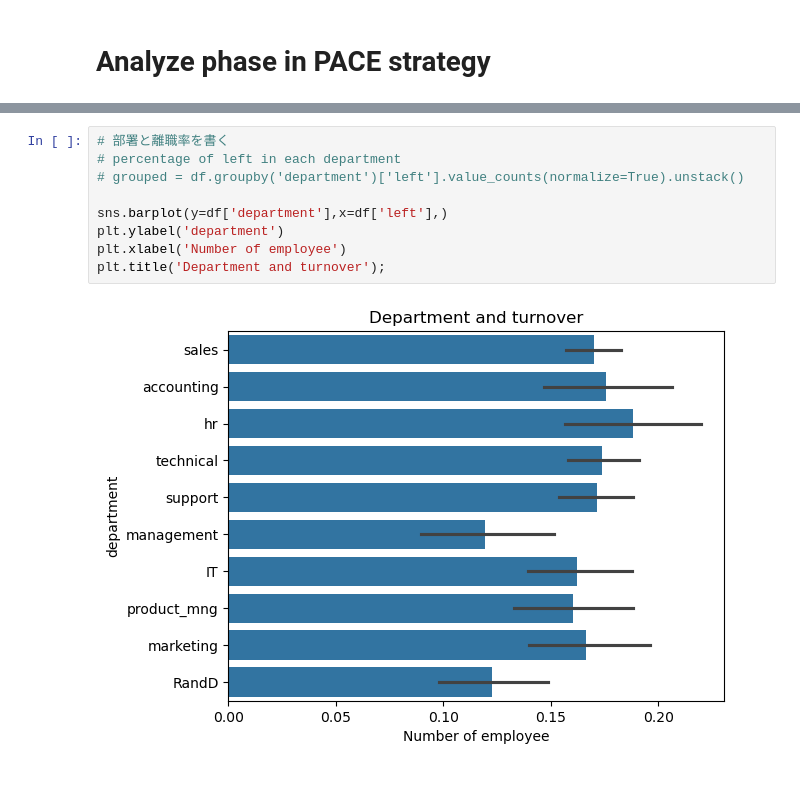
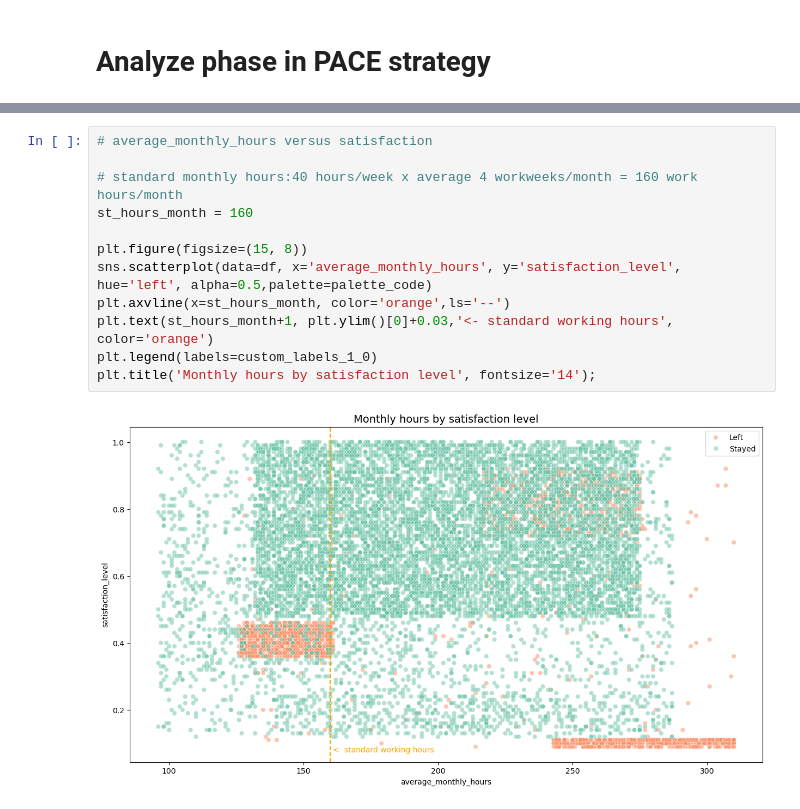
Before and after one commit to Risa10000/Portfolio, a Jupyter notebook: Prediction_of_turnover.ipynb, the cells around one changed output, grey strips where cells are left out. Drawn from its saved outputs; the diff is of its cells as text; blank space fills up the shorter version.

```diff
--- a/Prediction_of_turnover.ipynb
+++ b/Prediction_of_turnover.ipynb
@@ -328,11 +313,14 @@ Name: count, dtype: int64
-# %%
-# 部署と離職率を書く
-# percentage of left in each department
-# grouped = df.groupby('department')['left'].value_counts(normalize=True).unstack()
-
-sns.barplot(y=df['department'],x=df['left'],)
-plt.ylabel('department')
-plt.xlabel('Number of employee')
-plt.title('Department and turnover');
-# %% [output]
-[figure, removed]
+# %%
+# average_monthly_hours versus satisfaction
+
+# standard monthly hours:40 hours/week x average 4 workweeks/month = 160 work hours/month
+st_hours_month = 160
+
+plt.figure(figsize=(15, 8))
+sns.scatterplot(data=df, x='average_monthly_hours', y='satisfaction_level', hue='left', alpha=0.5,palette=palette_code)
+plt.axvline(x=st_hours_month, color='orange',ls='--')
+plt.text(st_hours_month+1, plt.ylim()[0]+0.03,'<- standard working hours', color='orange')
+plt.legend(labels=custom_labels_1_0)
+plt.title('Monthly hours by satisfaction level', fontsize='14');
+# %% [output]
+[figure, added]
```
Also changed, not shown: parts of 72 cells of this notebook, 5 other files.
